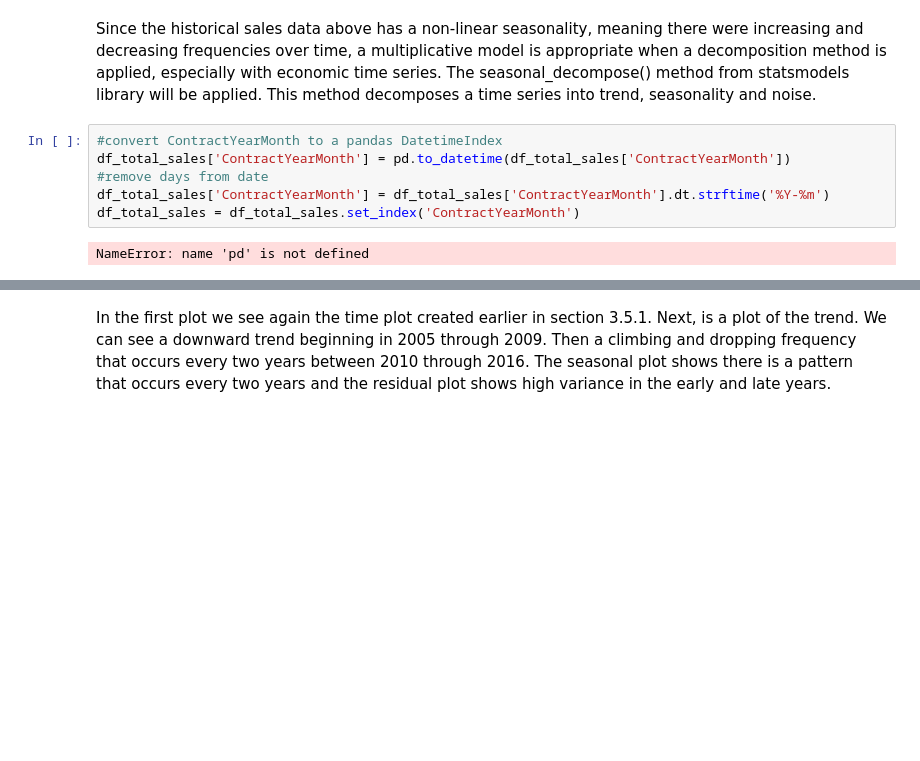
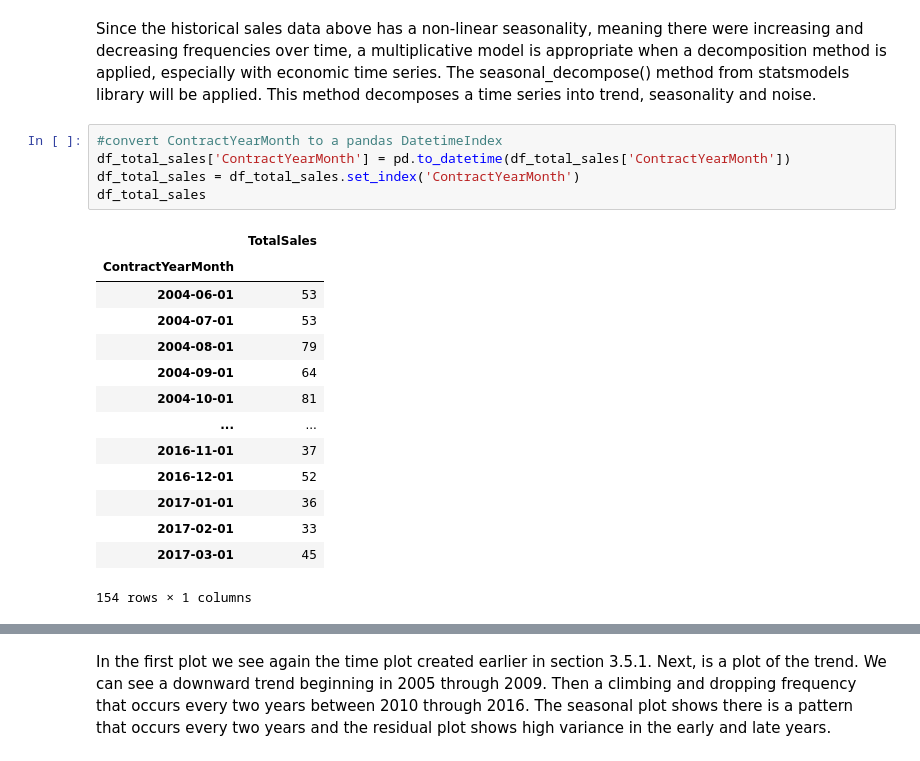
Before and after one commit to martell-n-tardy/Forecasting-with-a-Time-Series-Model-using-Python, a Jupyter notebook: notebooks/Exploratory Data Analysis.ipynb, the cells around one changed output, grey strips where cells are left out. Saved outputs shown, nothing was run; the diff lists cells and outputs as text; blank space fills up the shorter version.

```diff
--- a/notebooks/Exploratory Data Analysis.ipynb
+++ b/notebooks/Exploratory Data Analysis.ipynb
@@ -200,11 +206,23 @@ Since the historical sales data above has a non-linear seasonality, meaning ther
 # %%
 #convert ContractYearMonth to a pandas DatetimeIndex
 df_total_sales['ContractYearMonth'] = pd.to_datetime(df_total_sales['ContractYearMonth'])
-#remove days from date
-df_total_sales['ContractYearMonth'] = df_total_sales['ContractYearMonth'].dt.strftime('%Y-%m')
 df_total_sales = df_total_sales.set_index('ContractYearMonth')
+df_total_sales
 # %% [output]
+|  | TotalSales |
+| ContractYearMonth |  |
+| 2004-06-01 | 53 |
+| 2004-07-01 | 53 |
+| 2004-08-01 | 79 |
+| 2004-09-01 | 64 |
+| 2004-10-01 | 81 |
+| ... | ... |
+| 2016-11-01 | 37 |
+| 2016-12-01 | 52 |
+| 2017-01-01 | 36 |
+| 2017-02-01 | 33 |
+| 2017-03-01 | 45 |
-NameError: name 'pd' is not defined
+154 rows × 1 columns
 # %%
 #multiplicative model decomposition plot
 rcParams['figure.figsize'] = 15, 12
```
Also changed, not shown: parts of 29 cells of this notebook.
